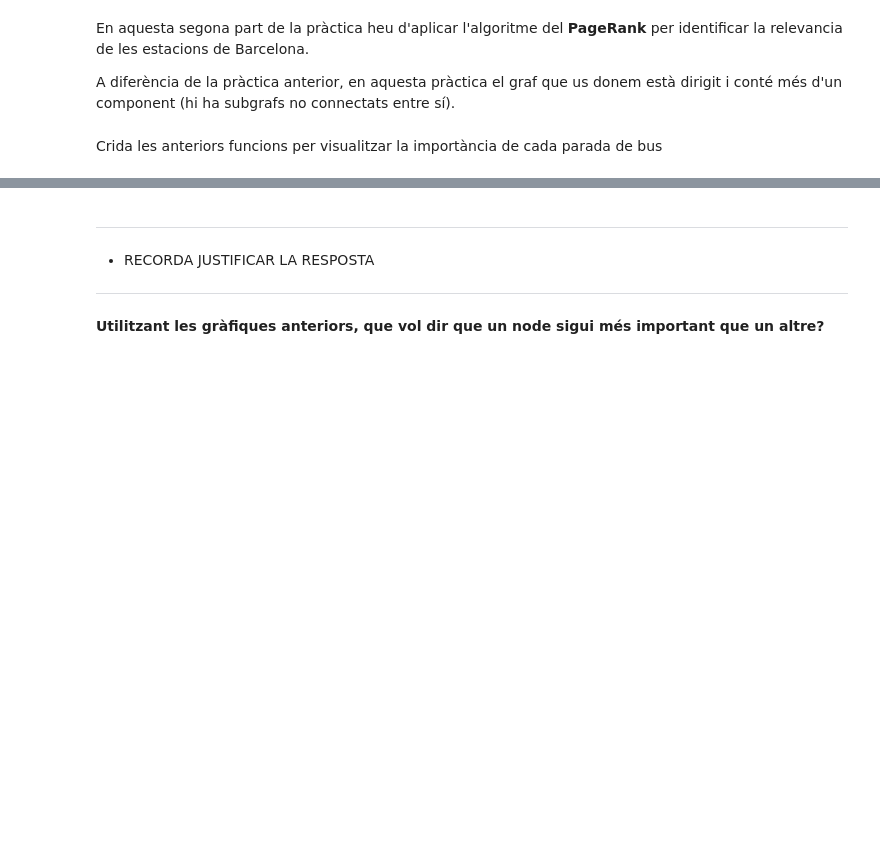
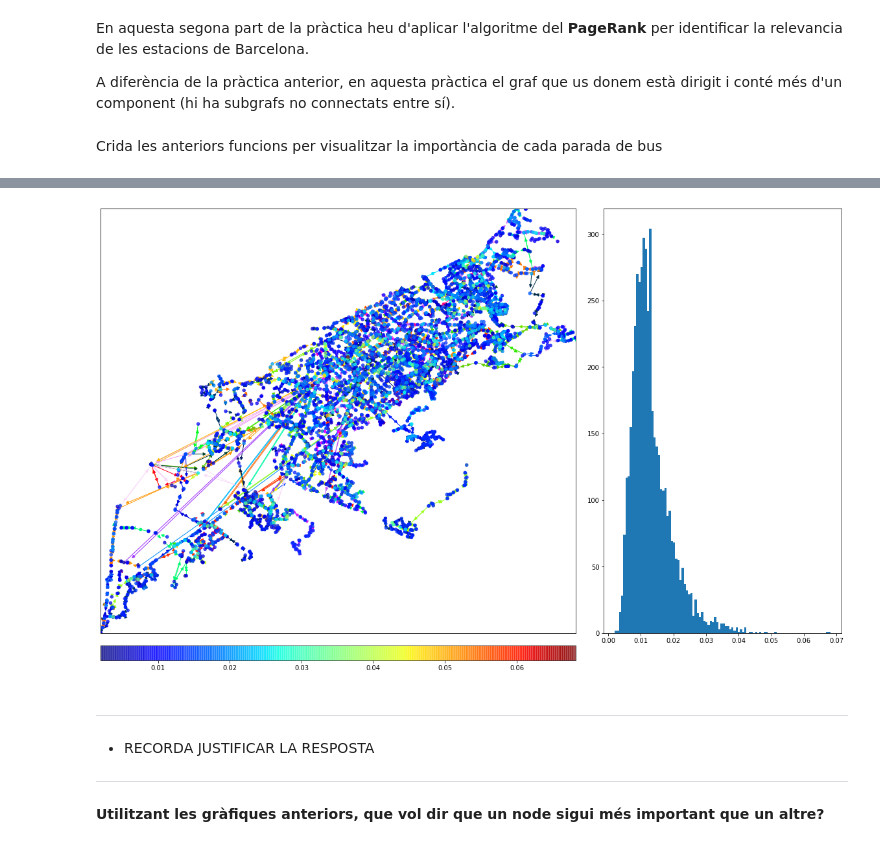
Before and after one commit to qijunJin/TNUI_PAGERANK, a Jupyter notebook: AssignmentCode.ipynb, the cells around one changed output, grey strips where cells are left out. Saved outputs shown, nothing was run; the diff lists cells and outputs as text; code cells hidden in the pictures; blank space fills up the shorter version.

```diff
--- a/AssignmentCode.ipynb
+++ b/AssignmentCode.ipynb
@@ -420,10 +418,11 @@ KeyboardInterrupt:
 # %%
-
-to_connections_matrixM = to_connections_matrix(G)
+M = to_connections_matrix(G)
 # %%
 node_to_val = importance_per_node(G, M)
 # %%
-plot_gragh(G, node_to_val, use_colors=False)
+plot_gragh(G, node_to_val, use_colors=True)
+# %% [output]
+[figure, added]
 # %% [markdown]
 <hr />
 
```
Also changed, not shown: parts of 1 cell of this notebook.
